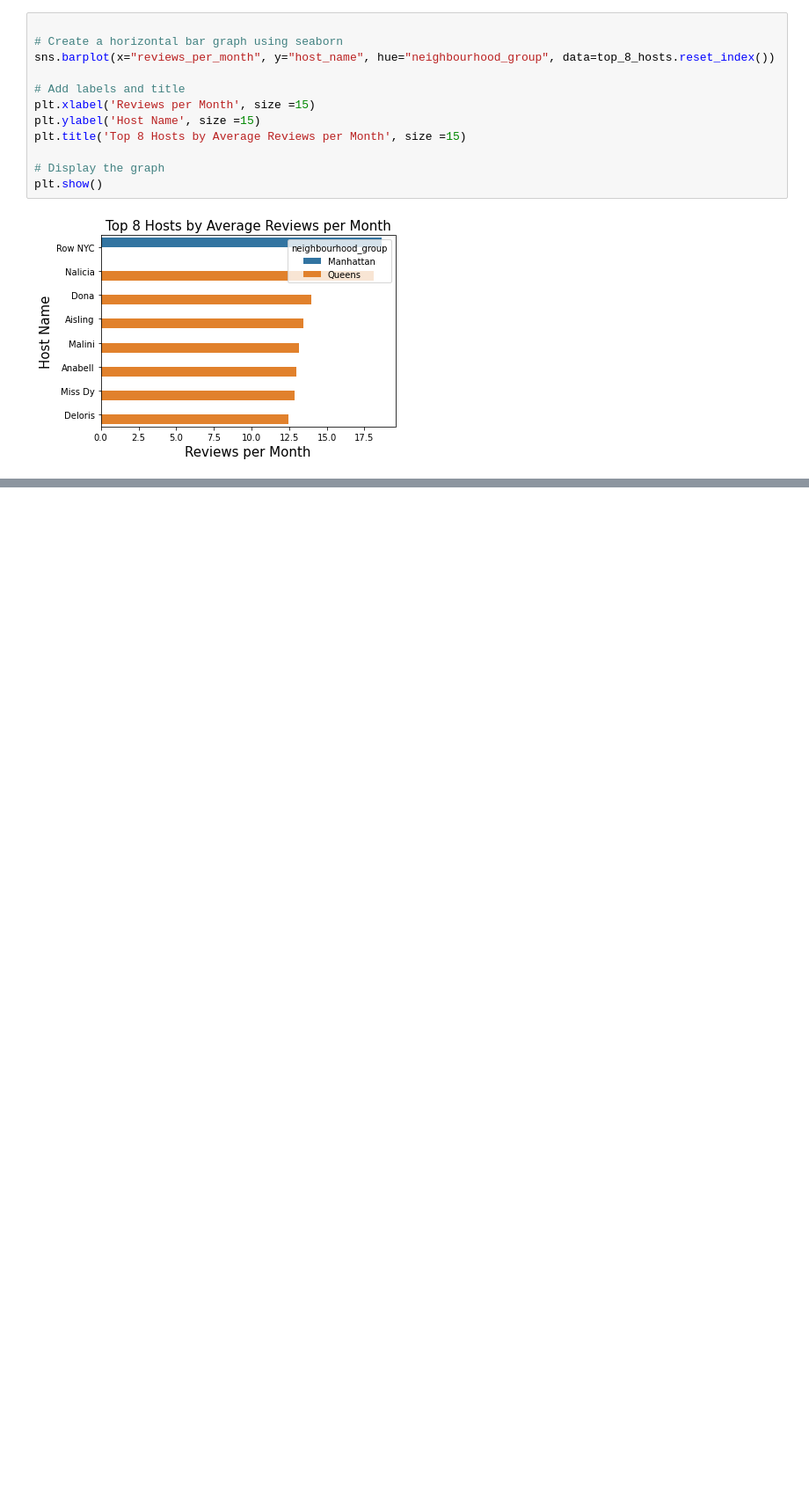
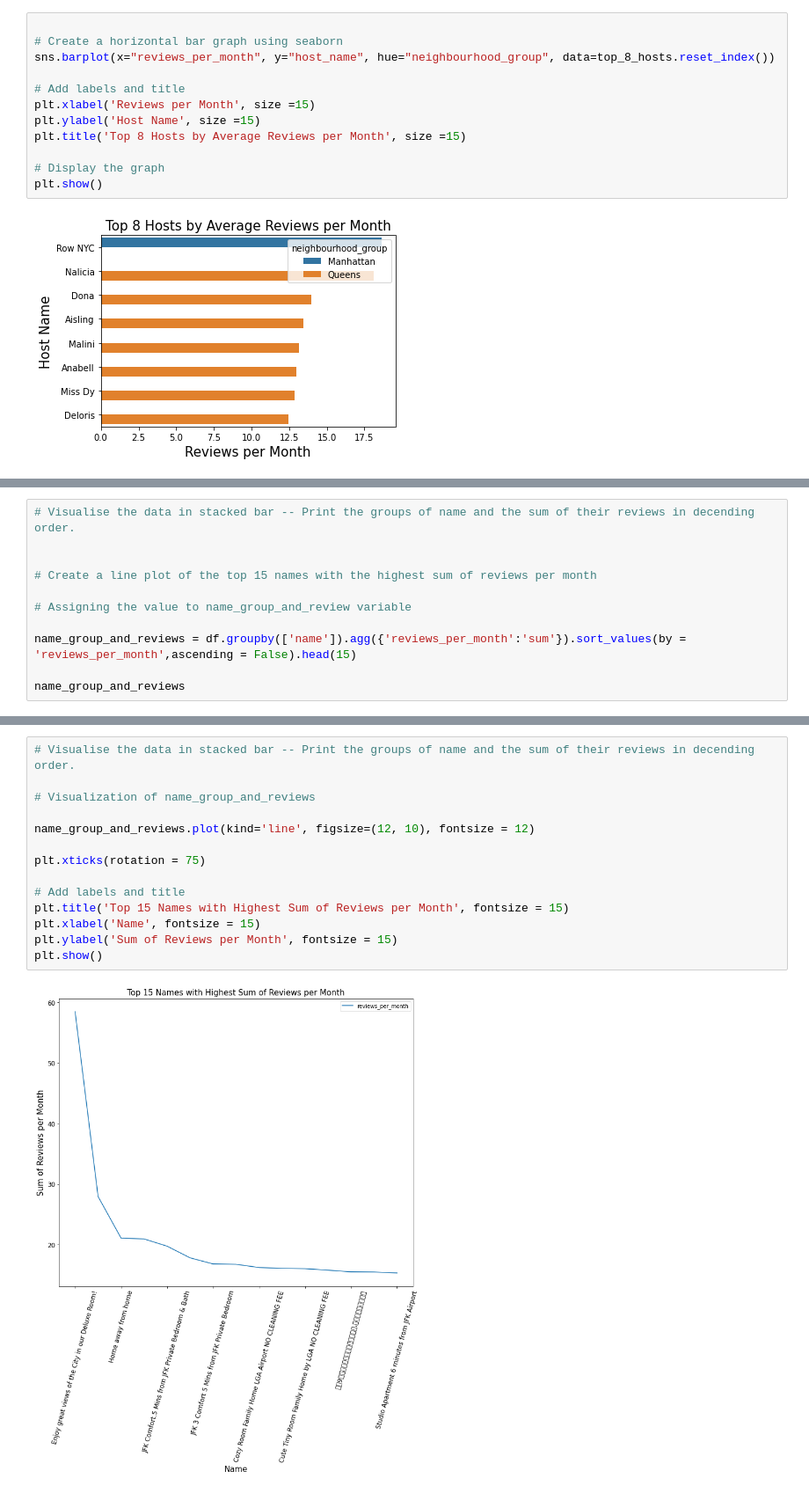
Before and after one commit to manish55shukla/AirBnb-Bookings-Analysis, a Jupyter notebook: Project_AirBnb_Bookings_Analysis.ipynb, the cells around one changed output, grey strips where cells are left out. Shown: that part at 88% size. Cells and saved outputs as stored; diff of their text form; blank space fills up the shorter version.

```diff
--- a/Project_AirBnb_Bookings_Analysis.ipynb
+++ b/Project_AirBnb_Bookings_Analysis.ipynb
@@ -322,0 +323,11 @@ plt.show()
+# %%
+# Visualise the data in stacked bar -- Print the groups of name and the sum of their reviews in decending order.
+
+
+# Create a line plot of the top 15 names with the highest sum of reviews per month
+
+# Assigning the value to name_group_and_review variable
+
+name_group_and_reviews = df.groupby(['name']).agg({'reviews_per_month':'sum'}).sort_values(by = 'reviews_per_month',ascending = False).head(15)
+
+name_group_and_reviews
@@ -322,0 +352,16 @@ plt.show()
+# %%
+# Visualise the data in stacked bar -- Print the groups of name and the sum of their reviews in decending order.
+
+# Visualization of name_group_and_reviews
+
+name_group_and_reviews.plot(kind='line', figsize=(12, 10), fontsize = 12)
+
+plt.xticks(rotation = 75)
+
+# Add labels and title
+plt.title('Top 15 Names with Highest Sum of Reviews per Month', fontsize = 15)
+plt.xlabel('Name', fontsize = 15)
+plt.ylabel('Sum of Reviews per Month', fontsize = 15)
+plt.show()
+# %% [output]
+[figure, added]
```
Also changed, not shown: parts of 4 cells of this notebook.
